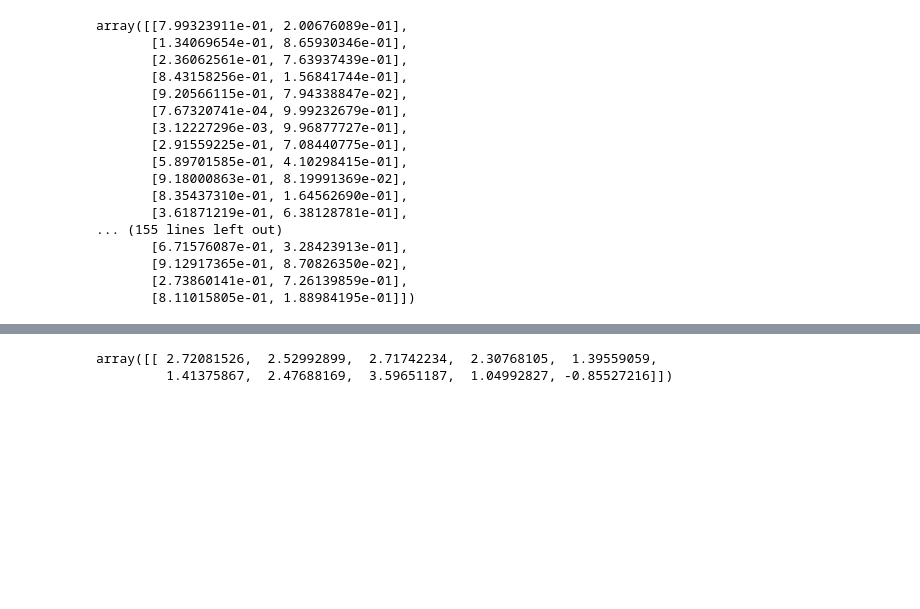
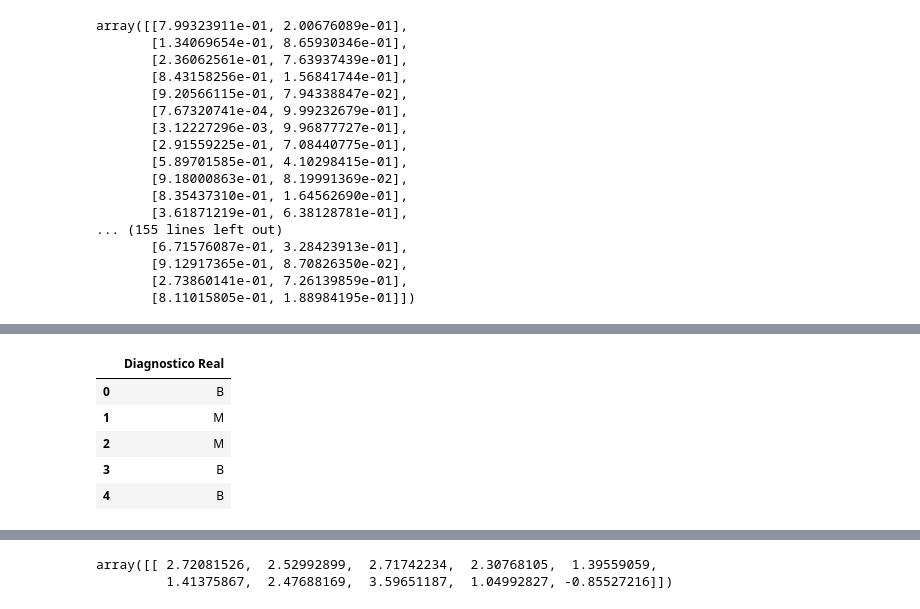
Before and after one commit to dparedes616/Proyecto-Breast-Cancer-Wisconsin, a Jupyter notebook: proyecto_diag_cancer.ipynb, the cells around one changed output, grey strips where cells are left out. Cells and saved outputs as stored; diff of their text form; code cells hidden in the pictures; blank space fills up the shorter version.

```diff
--- a/proyecto_diag_cancer.ipynb
+++ b/proyecto_diag_cancer.ipynb
@@ -363,0 +384,13 @@ array([[7.99323911e-01, 2.00676089e-01],
+# %%
+df_y_test = pd.DataFrame(y_test, columns=["Diagnostico Real"])
+df_y_test["Diagnostico Real"].replace(to_replace=1, value="M", inplace=True)
+df_y_test["Diagnostico Real"].replace(to_replace=0, value="B", inplace=True)
+df_y_test["Diagnostico Real"].head(5)
+df_y_test.head()
+# %% [output]
+|  | Diagnostico Real |
+| 0 | B |
+| 1 | M |
+| 2 | M |
+| 3 | B |
+| 4 | B |
```
Also changed, not shown: parts of 8 cells of this notebook, 1 other file.
